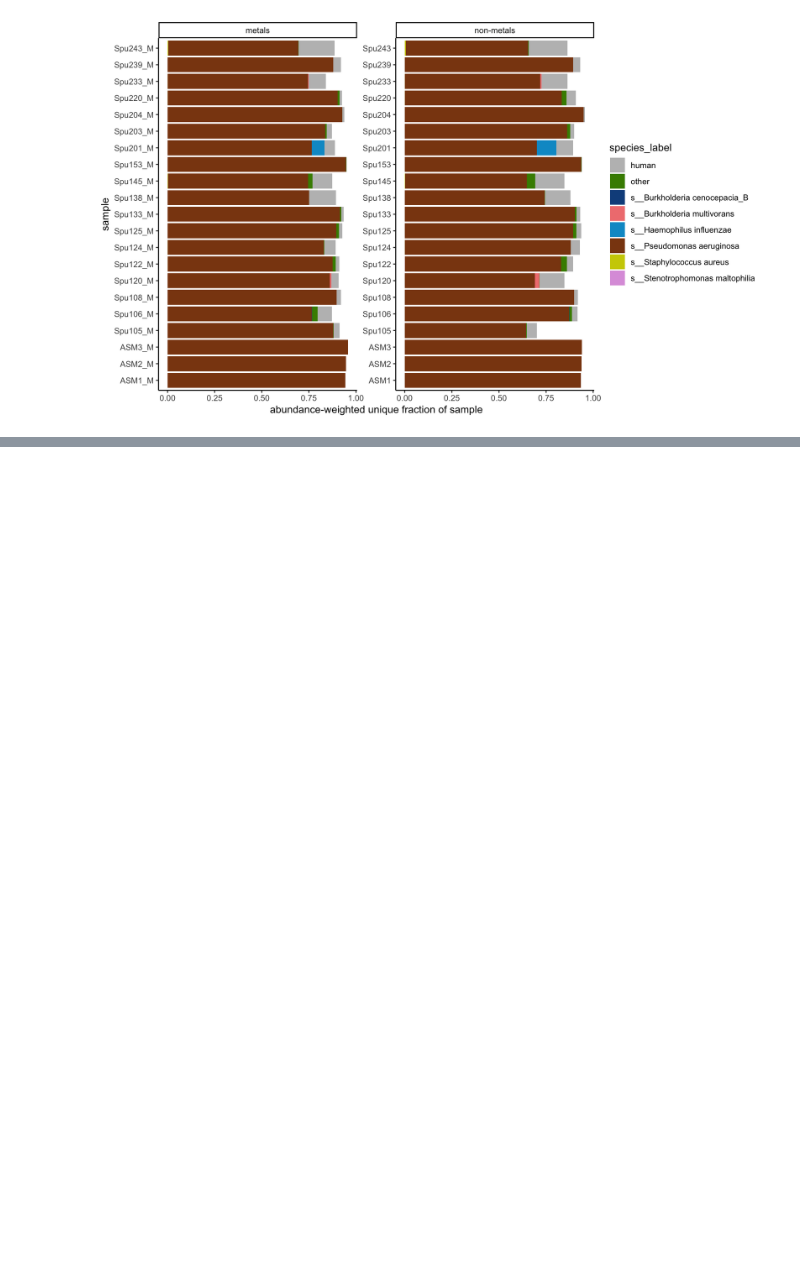
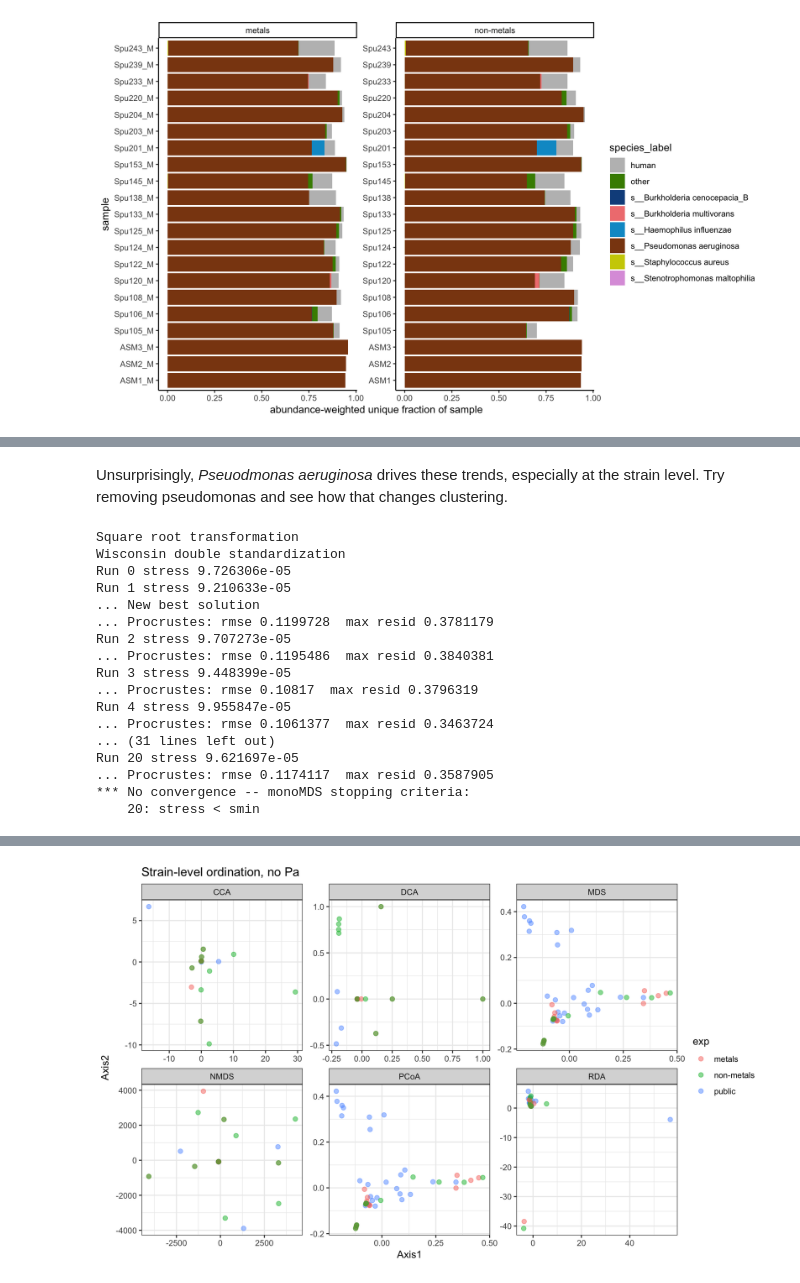
Before and after one commit to greenelab/2022-cf-sputum, a Jupyter notebook: notebooks/20220316_plot_gather_results.ipynb, the cells around one changed output, grey strips where cells are left out. Cells and saved outputs as stored; diff of their text form; code cells hidden in the pictures; blank space fills up the shorter version.

```diff
--- a/notebooks/20220316_plot_gather_results.ipynb
+++ b/notebooks/20220316_plot_gather_results.ipynb
@@ -224,0 +383,47 @@ ggplot(gather_results_species %>% filter(source == "hogan lab") %>% filter(!quer
+# %% [markdown]
+Unsurprisingly, *Pseuodmonas aeruginosa* drives these trends, especially at the strain level. Try removing pseudomonas and see how that changes clustering.
+# %%
+gather_as_counts_no_pa <- gather_results_species %>%
+  filter(species != "s__Pseudomonas aeruginosa") %>%
+  filter(species != "human") %>%
+  mutate(hash_count = unique_intersect_bp/2000) %>%
+  select(accession, hash_count, query_name) %>%
+  pivot_wider(id_cols = accession, names_from = query_name, values_from = hash_count) %>%
+  mutate(across(where(~ anyNA(.) & is.numeric(.)), ~ replace_na(., 0))) %>%
+  column_to_rownames("accession")
+
+gather_taxonomy_no_pa <- gather_results_species %>%
+  filter(species != "s__Pseudomonas aeruginosa") %>%
+  filter(species != "human") %>%
+  select(accession, superkingdom, phylum, class, order, family, genus, species) %>%
+  distinct() %>%
+  column_to_rownames("accession")
+
+gather_physeq_no_pa <- phyloseq(otu_table(gather_as_counts_no_pa, taxa_are_rows = T),
+                                tax_table(as.matrix(gather_taxonomy_no_pa)),
+                                sample_data(gather_info))
+# %%
+strain_ord_no_pa <- apply_ord(gather_physeq_no_pa)
+ggplot(strain_ord_no_pa, aes(Axis1, Axis2, color= exp)) +
+  geom_point(size=2, alpha = .5) +
+  facet_wrap(~method, scales="free") +
+  theme_bw() +
+  labs(title = "Strain-level ordination, no Pa")
+# %% [output]
+Square root transformation
+Wisconsin double standardization
+Run 0 stress 9.726306e-05
+Run 1 stress 9.210633e-05
+... New best solution
+... Procrustes: rmse 0.1199728  max resid 0.3781179
+Run 2 stress 9.707273e-05
+... Procrustes: rmse 0.1195486  max resid 0.3840381
+Run 3 stress 9.448399e-05
+... Procrustes: rmse 0.10817  max resid 0.3796319
+Run 4 stress 9.955847e-05
+... Procrustes: rmse 0.1061377  max resid 0.3463724
+... (31 lines left out)
+Run 20 stress 9.621697e-05
+... Procrustes: rmse 0.1174117  max resid 0.3587905
+*** No convergence -- monoMDS stopping criteria:
+    20: stress < smin
@@ -224,0 +432 @@ ggplot(gather_results_species %>% filter(source == "hogan lab") %>% filter(!quer
+[figure, added]
```
Also changed, not shown: parts of 20 cells of this notebook.
